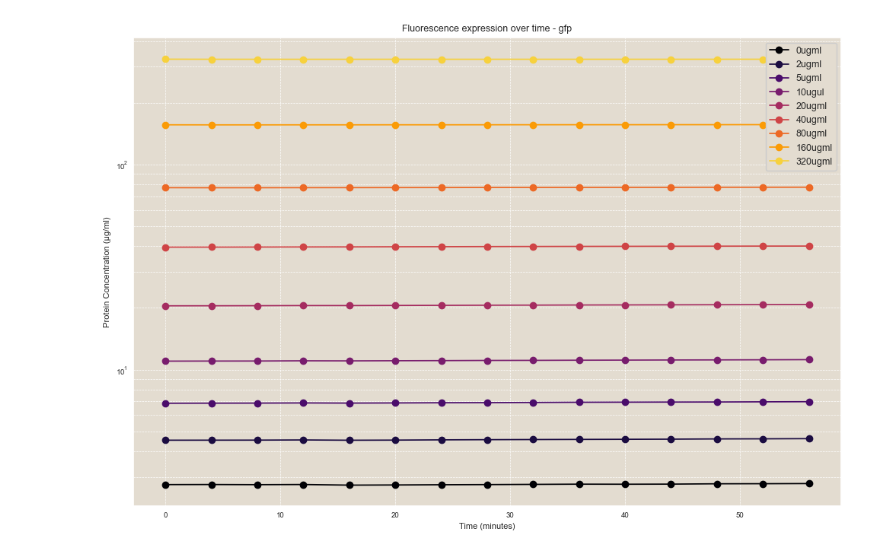
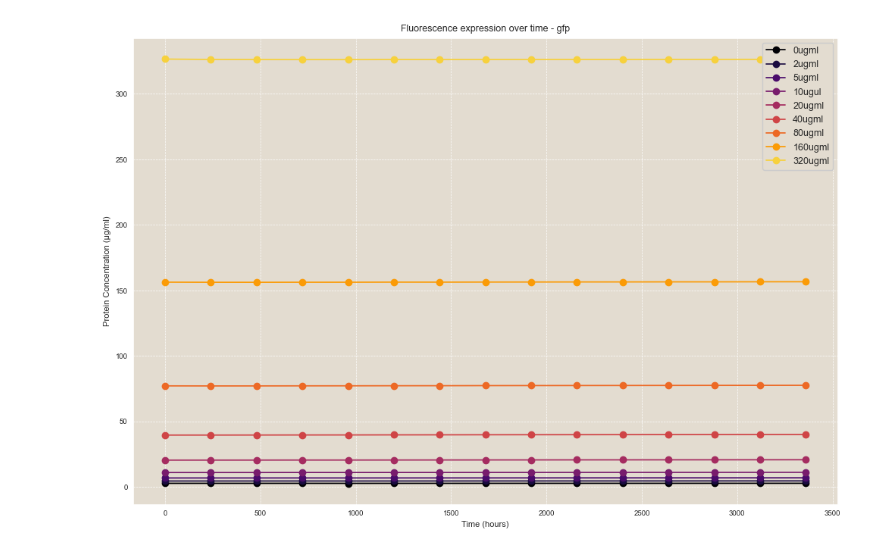
Before and after one commit to dalarios/activedrops, a Jupyter notebook: code/exploratory/040224-calibration-yfp.ipynb, the cells around one changed output. Cells and saved outputs as stored; diff of their text form; code cells hidden in the pictures.

Commit message:
new calibration curvee

```diff
--- a/code/exploratory/040224-calibration-yfp.ipynb
+++ b/code/exploratory/040224-calibration-yfp.ipynb
@@ -68,28 +47,28 @@ reorgTiffsToOriginal(data_path, conditions, subconditions)
 # %%
 # channel info
 channel = "gfp"
 min_frame = 0
 max_frame = None
 skip_frames=4
 frame_rate=30
 time_intervals = [60] * len(conditions)
 
 # Call the function with the updated parameters
 qd.plot_fluorescence(
     data_path=data_path,
     conditions=conditions,
     subconditions=subconditions,
     channel=channel,
     time_intervals=time_intervals,
     min_frame=min_frame,
     max_frame=max_frame,
     skip_frames=skip_frames,
-    log_scale=True,  # Set log_scale to True
-    timescale="min",
+    log_scale=False,  # Set log_scale to True
+    timescale="h",
     averaged=True
 )
 # %% [output]
-[figure, old version]
+[figure, new version]
 # %%
 def average_intensity_per_condition(data_path, conditions, subconditions, channel):
     """
```
Also changed, not shown: parts of 4 cells of this notebook, 2 other files.
